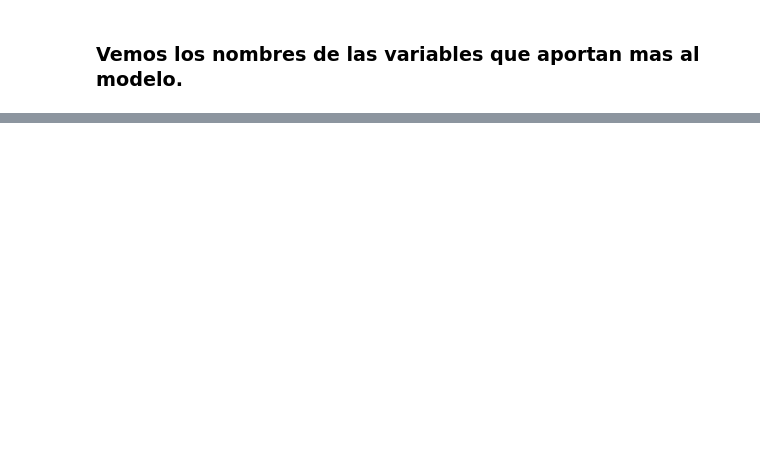
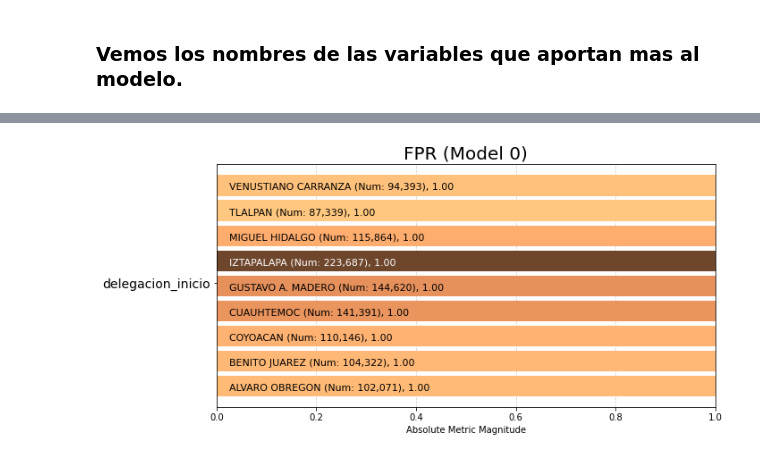
Before and after one commit to YusuriAR/Incidentes_c5, a Jupyter notebook: notebooks/SeleccionDeVariables.ipynb, the cells around one changed output, grey strips where cells are left out. Cells and saved outputs as stored; diff of their text form; code cells hidden in the pictures; blank space fills up the shorter version.

```diff
--- a/notebooks/SeleccionDeVariables.ipynb
+++ b/notebooks/SeleccionDeVariables.ipynb
@@ -296,0 +437,4 @@ modeling(path)
+# %%
+fnr = aqp.plot_group_metric(xtab, 'fpr', min_group_size=0.05)
+# %% [output]
+[figure, added]
```
Also changed, not shown: parts of 56 cells of this notebook.
